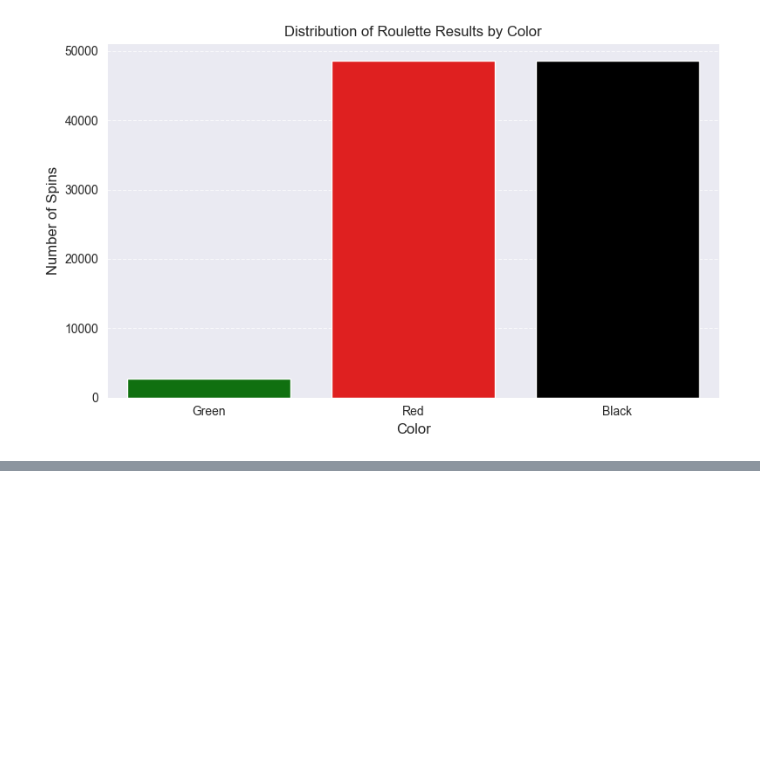
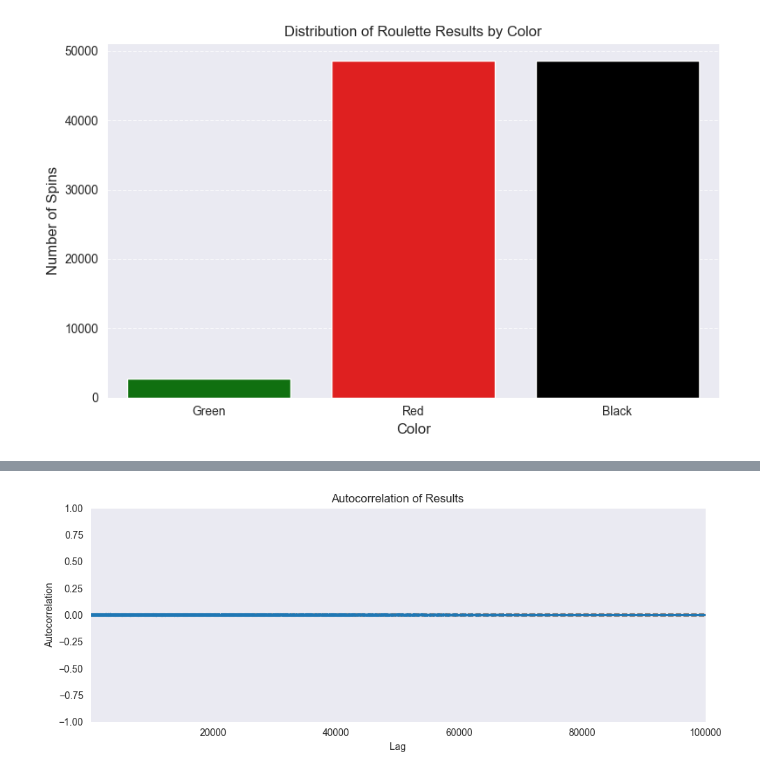
Before and after one commit to ValentynFedorov/Test-task, a Jupyter notebook: sample.ipynb, the cells around one changed output, grey strips where cells are left out. Cells and saved outputs as stored; diff of their text form; code cells hidden in the pictures; blank space fills up the shorter version.

```diff
--- a/sample.ipynb
+++ b/sample.ipynb
@@ -142,0 +212,10 @@ Passing `palette` without assigning `hue` is deprecated and will be removed in v
+# %%
+from pandas.plotting import autocorrelation_plot
+
+plt.figure(figsize=(10, 4))
+autocorrelation_plot(df['result'])
+plt.title("Autocorrelation of Results")
+plt.tight_layout()
+plt.show()
+# %% [output]
+[figure, added]
```
Also changed, not shown: parts of 4 cells of this notebook.
